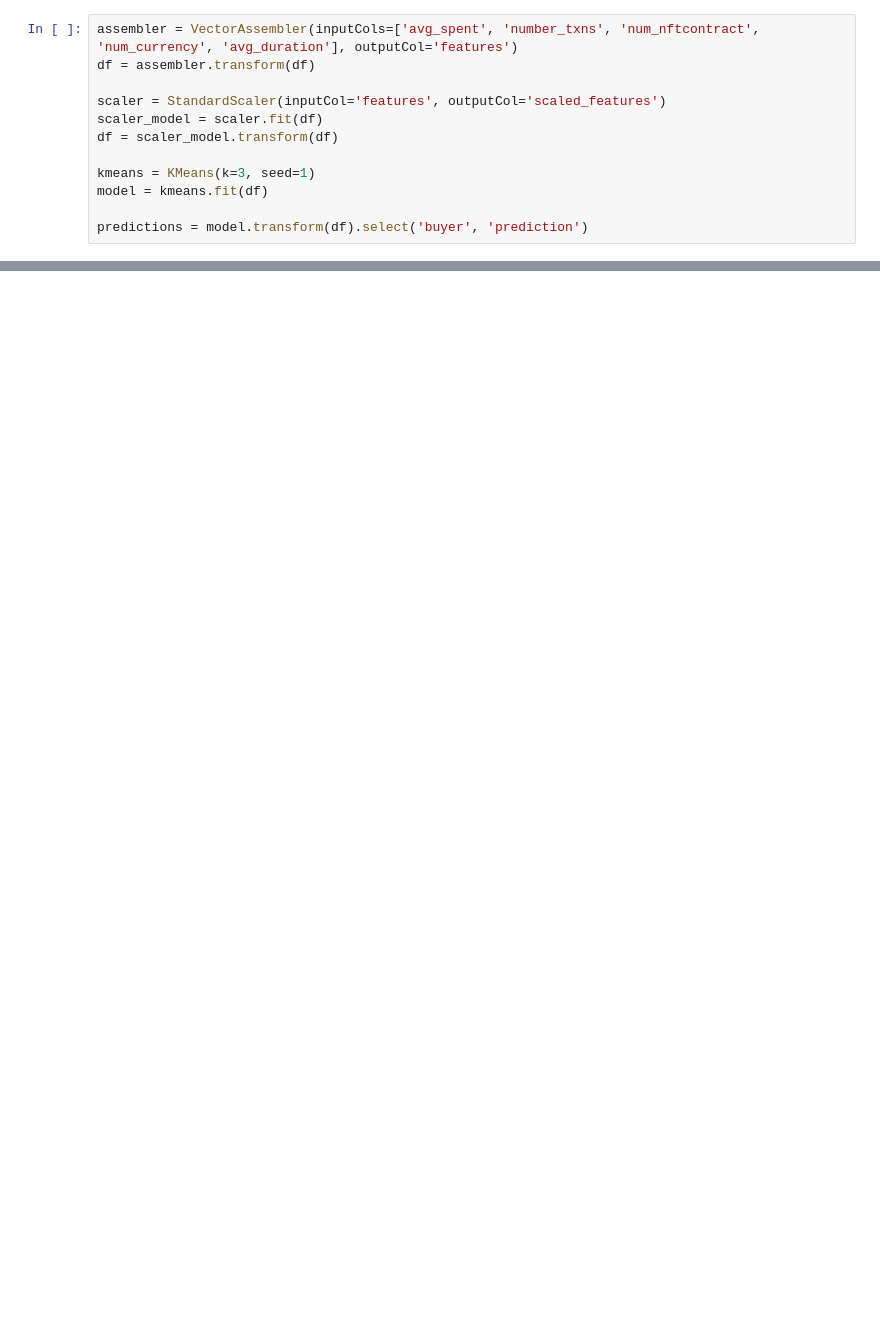
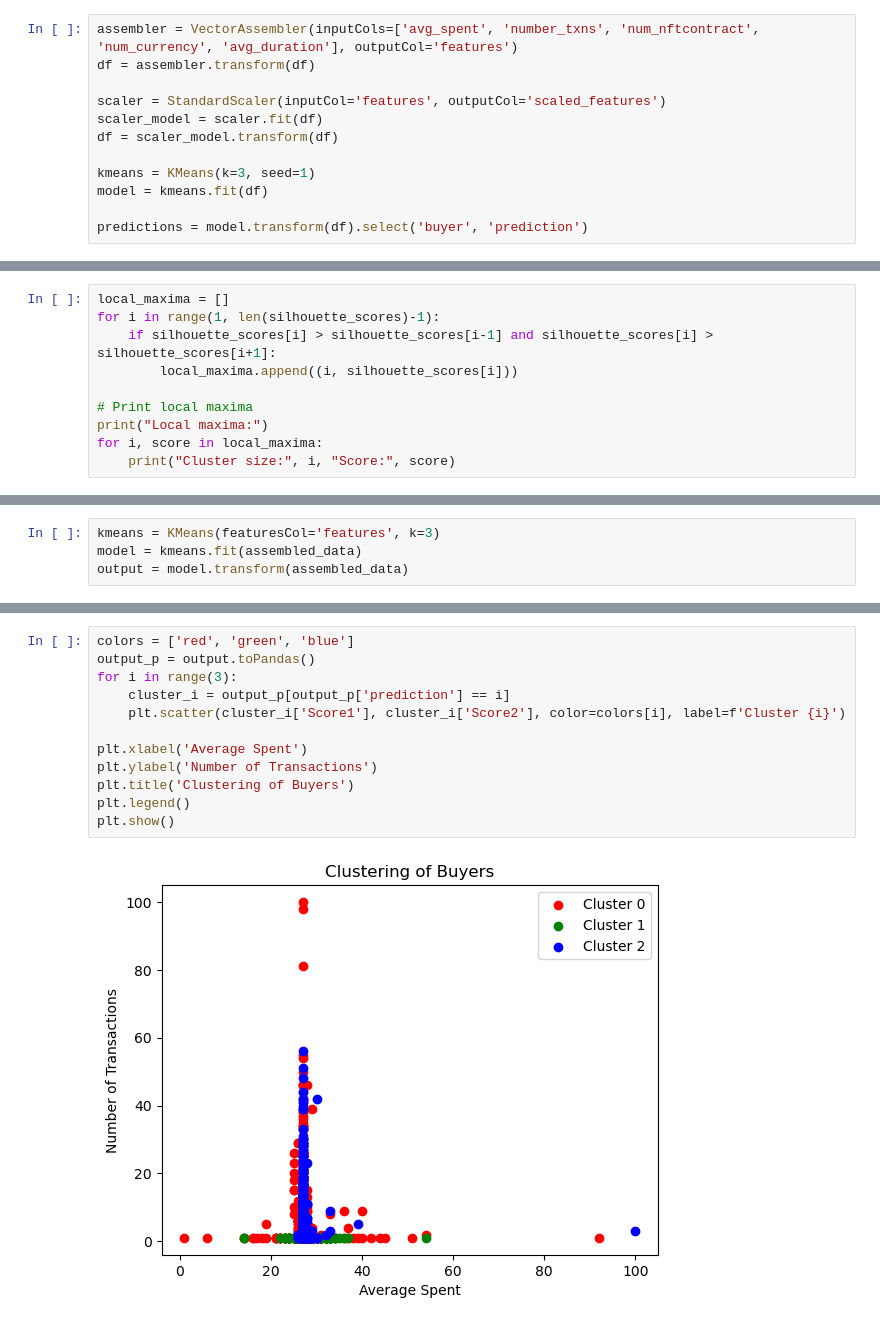
Before and after one commit to cardstack/nft-membership-nyu, a Jupyter notebook: notebooks/pipeline/Model.ipynb, the cells around one changed output, grey strips where cells are left out. Cells and saved outputs as stored; diff of their text form; blank space fills up the shorter version.

```diff
--- a/notebooks/pipeline/Model.ipynb
+++ b/notebooks/pipeline/Model.ipynb
@@ -42,0 +199,10 @@ DataFrame[buyer: string, avg_spent: double, number_txns: bigint, num_nftcontract
+# %%
+local_maxima = []
+for i in range(1, len(silhouette_scores)-1):
+    if silhouette_scores[i] > silhouette_scores[i-1] and silhouette_scores[i] > silhouette_scores[i+1]:
+        local_maxima.append((i, silhouette_scores[i]))
+
+# Print local maxima
+print("Local maxima:")
+for i, score in local_maxima:
+    print("Cluster size:", i, "Score:", score)
@@ -42,0 +213,4 @@ DataFrame[buyer: string, avg_spent: double, number_txns: bigint, num_nftcontract
+# %%
+kmeans = KMeans(featuresCol='features', k=3)
+model = kmeans.fit(assembled_data)
+output = model.transform(assembled_data)
@@ -42,0 +237,14 @@ DataFrame[buyer: string, avg_spent: double, number_txns: bigint, num_nftcontract
+# %%
+colors = ['red', 'green', 'blue']
+output_p = output.toPandas()
+for i in range(3):
+    cluster_i = output_p[output_p['prediction'] == i]
+    plt.scatter(cluster_i['Score1'], cluster_i['Score2'], color=colors[i], label=f'Cluster {i}')
+
+plt.xlabel('Average Spent')
+plt.ylabel('Number of Transactions')
+plt.title('Clustering of Buyers')
+plt.legend()
+plt.show()
+# %% [output]
+[figure, added]
```
Also changed, not shown: parts of 23 cells of this notebook.
